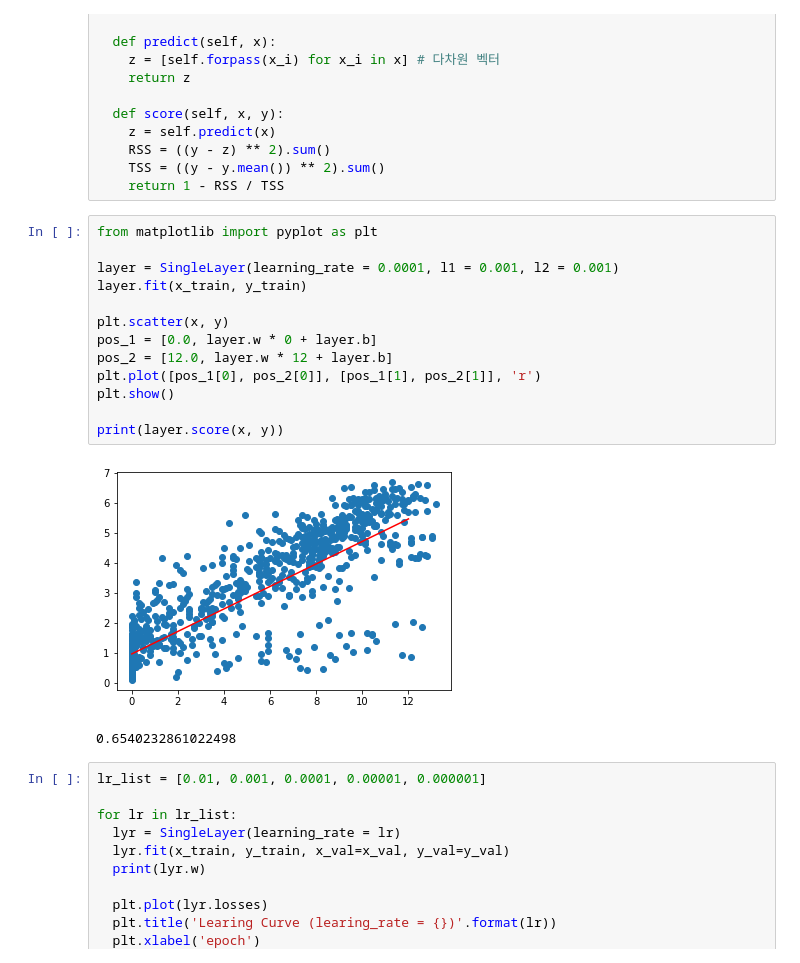
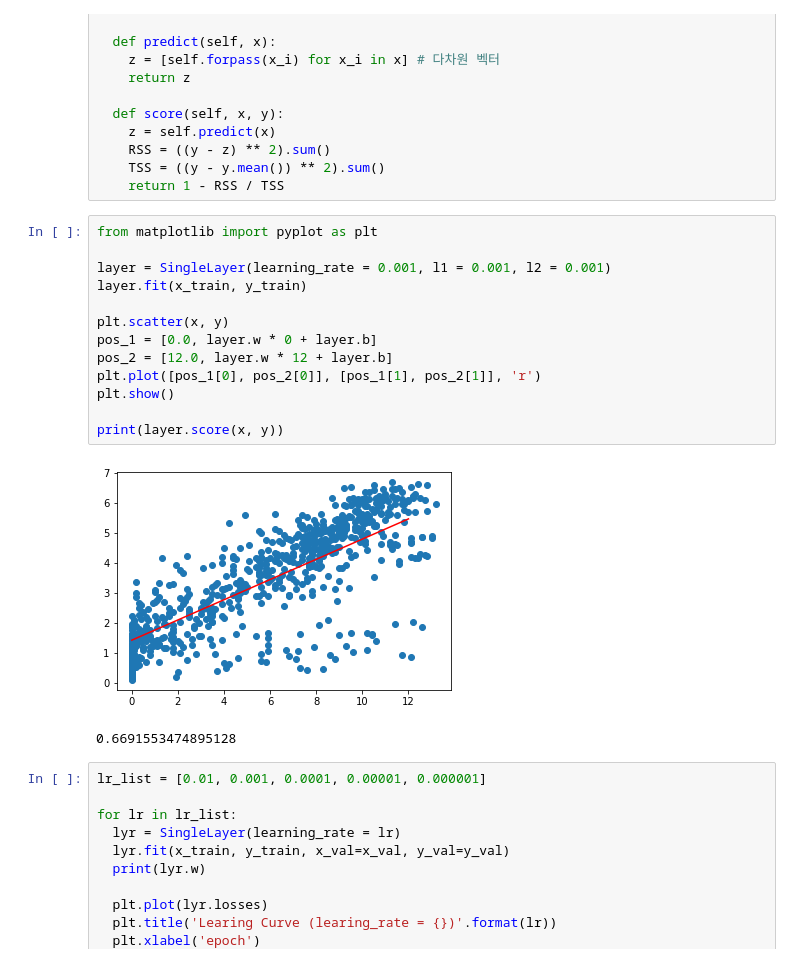
Before and after one commit to ttury/Linear_Regression_For_Solar_Power, a Jupyter notebook: Regression.ipynb, the cells around one changed output. Cells and saved outputs as stored; diff of their text form.

```diff
--- a/Regression.ipynb
+++ b/Regression.ipynb
@@ -90,19 +90,19 @@ class SingleLayer:
 # %%
 from matplotlib import pyplot as plt
 
-layer = SingleLayer(learning_rate = 0.0001, l1 = 0.001, l2 = 0.001)
+layer = SingleLayer(learning_rate = 0.001, l1 = 0.001, l2 = 0.001)
 layer.fit(x_train, y_train)
 
 plt.scatter(x, y)
 pos_1 = [0.0, layer.w * 0 + layer.b]
 pos_2 = [12.0, layer.w * 12 + layer.b]
 plt.plot([pos_1[0], pos_2[0]], [pos_1[1], pos_2[1]], 'r')
 plt.show()
 
 print(layer.score(x, y))
 # %% [output]
-[figure, old version]
+[figure, new version]
-0.6540232861022498
+0.6691553474895128
 # %%
 lr_list = [0.01, 0.001, 0.0001, 0.00001, 0.000001]
 
```
